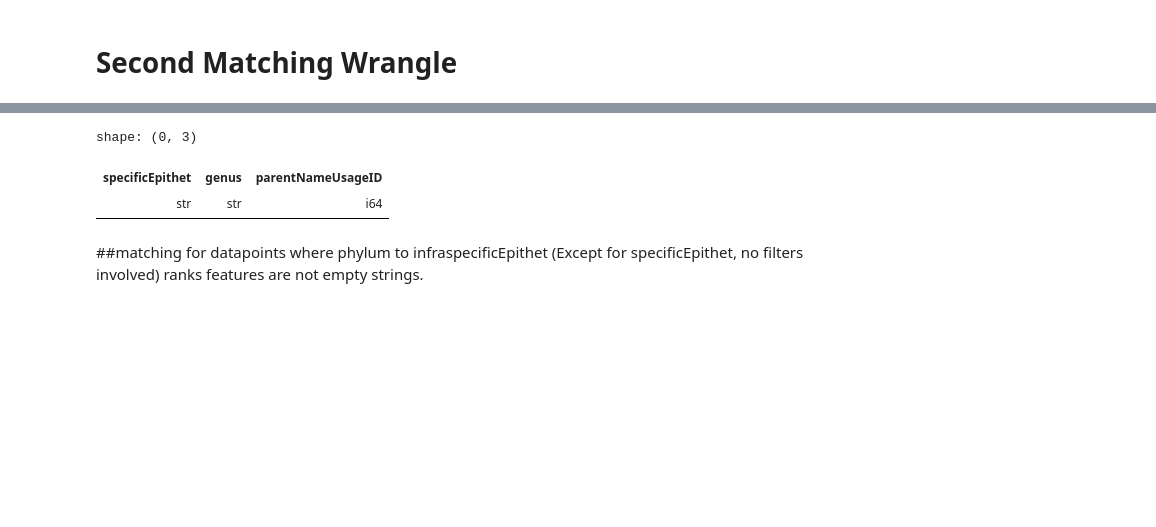
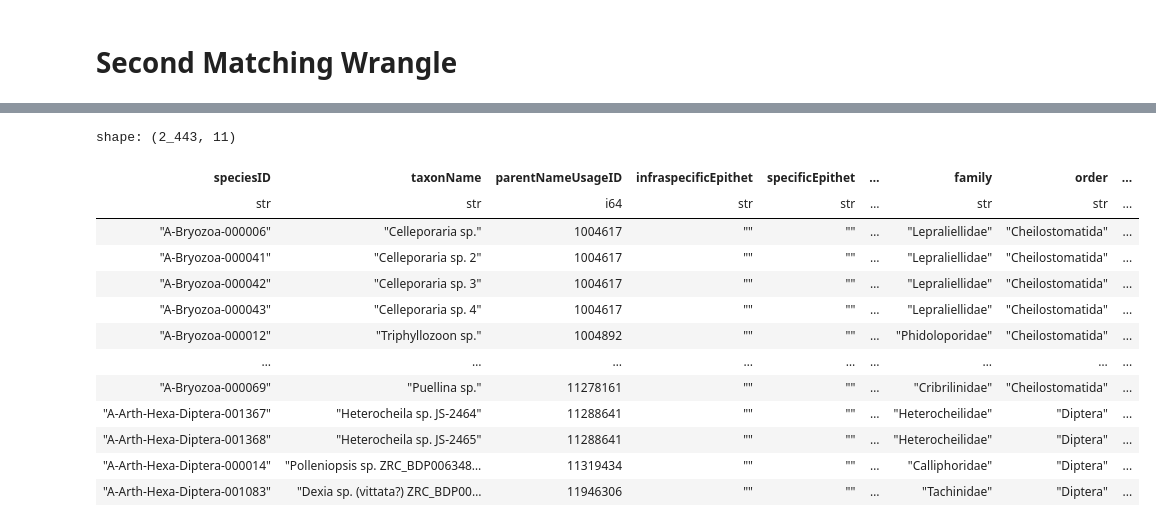
Before and after one commit to roberthobblebottom/lkcnhm_data_wrangling, a Jupyter notebook: __marimo__/bos_gbif_matching_marimo_notebook.ipynb, the cells around one changed output, grey strips where cells are left out. Cells and saved outputs as stored; diff of their text form; code cells hidden in the pictures; blank space fills up the shorter version.

Commit message:
more matching

```diff
--- a/__marimo__/bos_gbif_matching_marimo_notebook.ipynb
+++ b/__marimo__/bos_gbif_matching_marimo_notebook.ipynb
@@ -521,9 +521,10 @@ taxons = (
     .filter(
         pl.col("taxonomicStatus") == pl.lit("accepted"),
         pl.col("taxonRank") != "unranked",
+        # pl.col("taxonRank")!= pl.col("Species")
     )
     .filter(pl.col("kingdom").is_in(["Animalia", "Plantae"]))
-    .select(["taxonID"] + priority_columns)
+    .select(["taxonID", "taxonRank"] + priority_columns)
 )
 
 
@@ -830,0 +814,35 @@ match_on_genus.shape
+# %%
+_filter_genus = (
+    pl.col("class") != "",
+    pl.col("order") != "",
+    pl.col("family") != "",
+    pl.col("genus") != "",
+    pl.col("specificEpithet") == "",
+    pl.col("infraspecificEpithet") == "",
+)
+
+to_be_match_on_genus = still_no_match.filter(_filter_genus)
+# to_be_match_on_genus.filter(pl.col('genus')=='Megaselia').select(["taxonRank"]+priority_columns)
+_x_genus = (
+    still_no_match.filter(_filter_genus)
+    .select("genus")
+    .group_by("genus")
+    .len()
+)
+
+_taxons_subset_genus = (
+    taxons.filter(pl.col("taxonRank") != "species")
+    .filter(
+        pl.col("genus").is_in(_x_genus["genus"].unique().to_list()),
+        pl.col("specificEpithet").is_null(),
+        pl.col("infraspecificEpithet").is_null(),
+    )
+    .select("taxonID", "genus")
+    .collect()
+)
+print(_taxons_subset_genus.filter(pl.col("genus") == "Megaselia"))
+match_on_genus = join_and_parentId_insertion(
+    to_be_match_on_genus,
+    _taxons_subset_genus,
+    ["genus"],
+)
@@ -866,10 +877,19 @@ match_on_specificEpithet = join_and_parentId_insertion(
 # %%
-match_on_specificEpithet.select(
-    "specificEpithet", "genus", "parentNameUsageID"
-)
+match_on_genus.select(
+    ["speciesID", "taxonName", "parentNameUsageID"] + priority_columns
+).sort("parentNameUsageID")
 # %% [output]
-shape: (0, 3)
+shape: (2_443, 11)
-| specificEpithet | genus | parentNameUsageID |
-| str | str | i64 |
+| speciesID | taxonName | parentNameUsageID | infraspecificEpithet | specificEpithet | … | family | order | ... |
+| str | str | i64 | str | str | … | str | str | ... |
+| "A-Bryozoa-000006" | "Celleporaria sp." | 1004617 | "" | "" | … | "Lepraliellidae" | "Cheilostomatida" | ... |
+| "A-Bryozoa-000041" | "Celleporaria sp. 2" | 1004617 | "" | "" | … | "Lepraliellidae" | "Cheilostomatida" | ... |
+| "A-Bryozoa-000042" | "Celleporaria sp. 3" | 1004617 | "" | "" | … | "Lepraliellidae" | "Cheilostomatida" | ... |
+| "A-Bryozoa-000043" | "Celleporaria sp. 4" | 1004617 | "" | "" | … | "Lepraliellidae" | "Cheilostomatida" | ... |
+| "A-Bryozoa-000012" | "Triphyllozoon sp." | 1004892 | "" | "" | … | "Phidoloporidae" | "Cheilostomatida" | ... |
+| … | … | … | … | … | … | … | … | ... |
+| "A-Bryozoa-000069" | "Puellina sp." | 11278161 | "" | "" | … | "Cribrilinidae" | "Cheilostomatida" | ... |
+| "A-Arth-Hexa-Diptera-001367" | "Heterocheila sp. JS-2464" | 11288641 | "" | "" | … | "Heterocheilidae" | "Diptera" | ... |
+| "A-Arth-Hexa-Diptera-001368" | "Heterocheila sp. JS-2465" | 11288641 | "" | "" | … | "Heterocheilidae" | "Diptera" | ... |
+| "A-Arth-Hexa-Diptera-000014" | "Polleniopsis sp. ZRC_BDP006348… | 11319434 | "" | "" | … | "Calliphoridae" | "Diptera" | ... |
+| "A-Arth-Hexa-Diptera-001083" | "Dexia sp. (vittata?) ZRC_BDP00… | 11946306 | "" | "" | … | "Tachinidae" | "Diptera" | ... |
-# %% [markdown]
-##matching for datapoints where phylum to infraspecificEpithet (Except for specificEpithet, no filters involved) ranks features are not empty strings.
```
Also changed, not shown: parts of 48 cells of this notebook, 9 other files.
